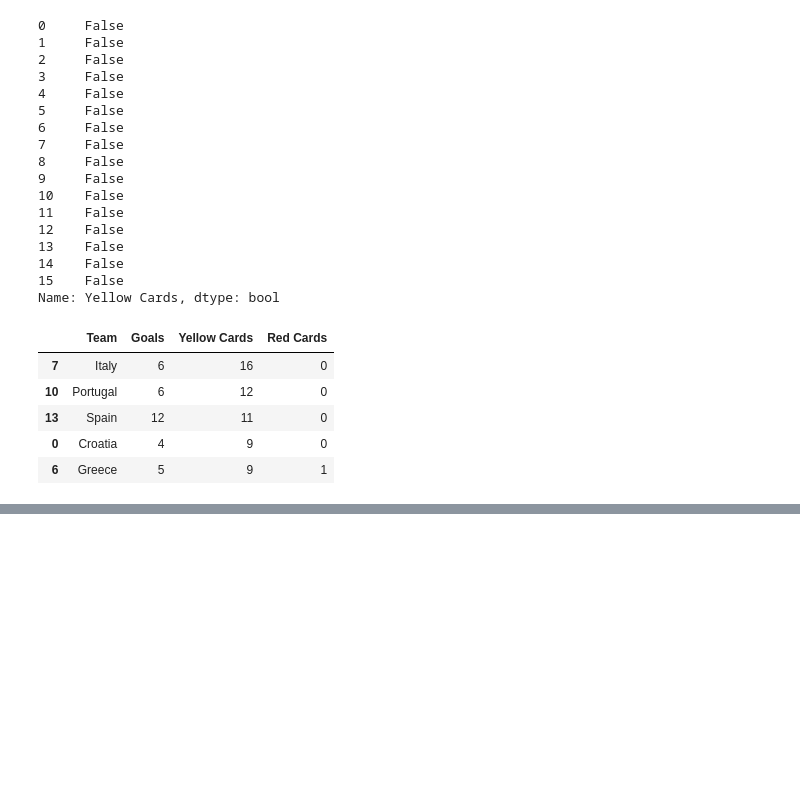
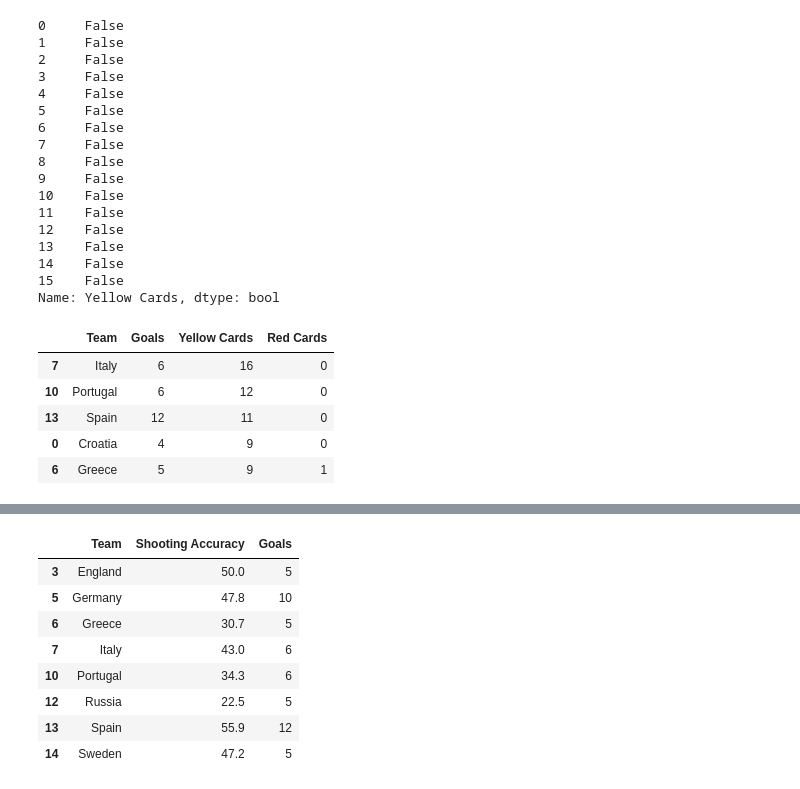
Before and after one commit to RangeshPandianPT/Data-Science_with-ML, a Jupyter notebook: Pandas_Crash_Course.ipynb, the cells around one changed output, grey strips where cells are left out. Cells and saved outputs as stored; diff of their text form; code cells hidden in the pictures; blank space fills up the shorter version.

```diff
--- a/Pandas_Crash_Course.ipynb
+++ b/Pandas_Crash_Course.ipynb
@@ -616,0 +679,12 @@ filtered_data.sort_values(by="Yellow Cards",ascending = False).head()
+# %%
+filtered_data_2[filtered_data_2["Goals"]>=5]
+# %% [output]
+|  | Team | Shooting Accuracy | Goals |
+| 3 | England | 50.0 | 5 |
+| 5 | Germany | 47.8 | 10 |
+| 6 | Greece | 30.7 | 5 |
+| 7 | Italy | 43.0 | 6 |
+| 10 | Portugal | 34.3 | 6 |
+| 12 | Russia | 22.5 | 5 |
+| 13 | Spain | 55.9 | 12 |
+| 14 | Sweden | 47.2 | 5 |
```
Also changed, not shown: parts of 7 cells of this notebook.
